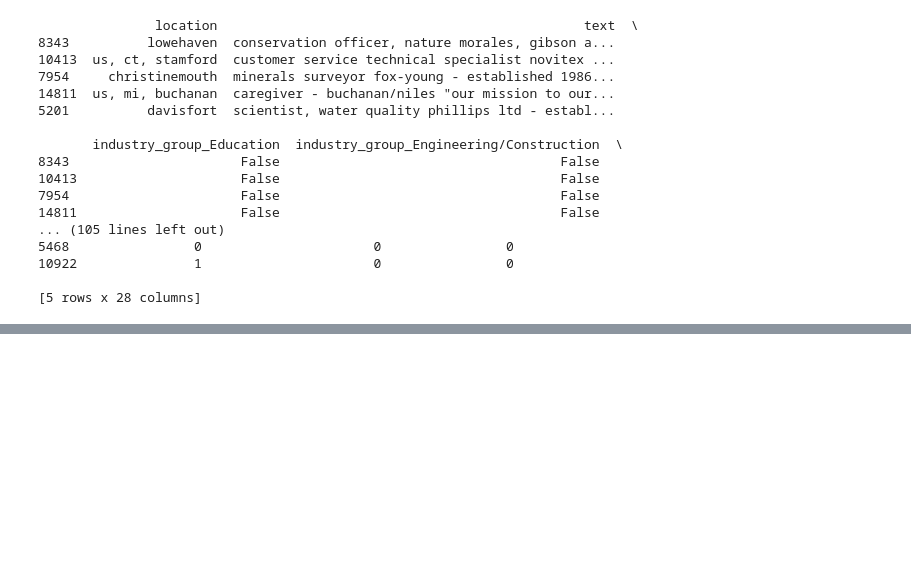
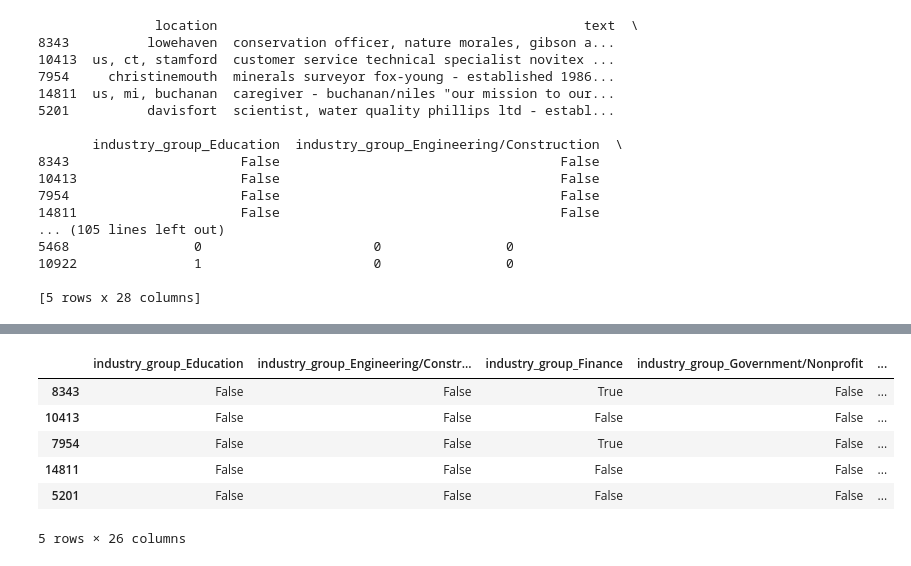
Before and after one commit to tanayvysyaraju/Fraudulent-Job-Prediction, a Jupyter notebook: feature_engineering.ipynb, the cells around one changed output, grey strips where cells are left out. Saved outputs shown, nothing was run; the diff lists cells and outputs as text; code cells hidden in the pictures; blank space fills up the shorter version.

```diff
--- a/feature_engineering.ipynb
+++ b/feature_engineering.ipynb
@@ -687,0 +714,12 @@ thoughts:
+# %%
+X_train.drop(columns=["location", "text"], inplace = True)
+X_test.drop(columns=["location", "text"], inplace = True)
+X_train.head()
+# %% [output]
+|  | industry_group_Education | industry_group_Engineering/Constr... | industry_group_Finance | industry_group_Government/Nonprofit | ... |
+| 8343 | False | False | True | False | ... |
+| 10413 | False | False | False | False | ... |
+| 7954 | False | False | True | False | ... |
+| 14811 | False | False | False | False | ... |
+| 5201 | False | False | False | False | ... |
+5 rows × 26 columns
```
Also changed, not shown: parts of 8 cells of this notebook, 15 other files.
